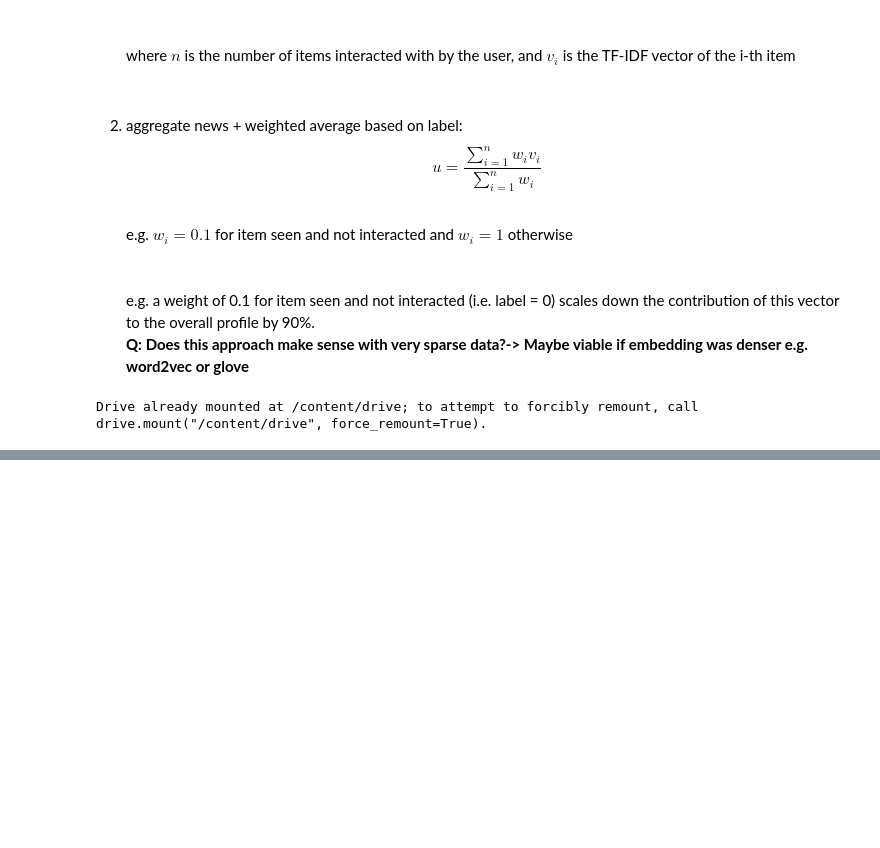
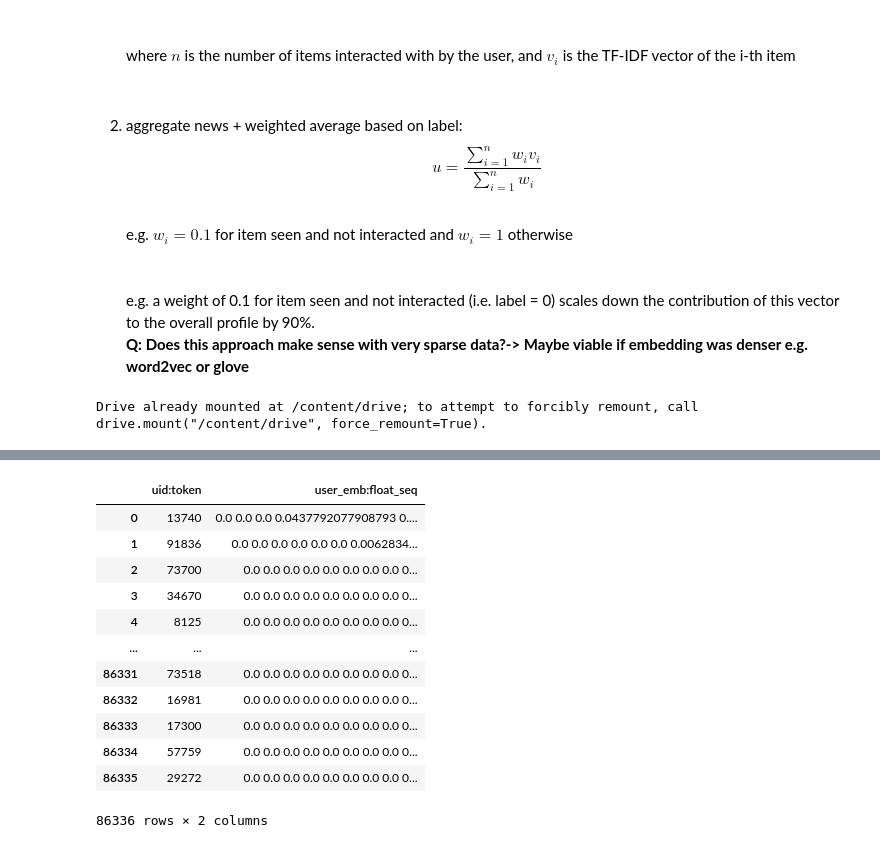
Before and after one commit to BianchiGiulia/practical_work, a Jupyter notebook: tf_idf.ipynb, the cells around one changed output, grey strips where cells are left out. Saved outputs shown, nothing was run; the diff lists cells and outputs as text; code cells hidden in the pictures; blank space fills up the shorter version.

```diff
--- a/tf_idf.ipynb
+++ b/tf_idf.ipynb
@@ -179,0 +179,23 @@ user_embeddings.to_csv('user_embeddings.csv', index=True)
+# %%
+#prepare and save as atomic file
+user_embeddings = user_embeddings.set_index('uid:token')
+user_embeddings['user_emb:float_seq'] = user_embeddings.apply(lambda row: ' '.join(row.astype(str)), axis=1)
+user_embeddings.reset_index(inplace=True)
+user_embeddings = user_embeddings[['uid:token', 'user_emb:float_seq']]
+user_embeddings.to_csv('user_embeddings15.csv', index=False)
+# %%
+user_embeddings
+# %% [output]
+|  | uid:token | user_emb:float_seq |
+| 0 | 13740 | 0.0 0.0 0.0 0.0437792077908793 0.... |
+| 1 | 91836 | 0.0 0.0 0.0 0.0 0.0 0.0 0.0062834... |
+| 2 | 73700 | 0.0 0.0 0.0 0.0 0.0 0.0 0.0 0.0 0... |
+| 3 | 34670 | 0.0 0.0 0.0 0.0 0.0 0.0 0.0 0.0 0... |
+| 4 | 8125 | 0.0 0.0 0.0 0.0 0.0 0.0 0.0 0.0 0... |
+| ... | ... | ... |
+| 86331 | 73518 | 0.0 0.0 0.0 0.0 0.0 0.0 0.0 0.0 0... |
+| 86332 | 16981 | 0.0 0.0 0.0 0.0 0.0 0.0 0.0 0.0 0... |
+| 86333 | 17300 | 0.0 0.0 0.0 0.0 0.0 0.0 0.0 0.0 0... |
+| 86334 | 57759 | 0.0 0.0 0.0 0.0 0.0 0.0 0.0 0.0 0... |
+| 86335 | 29272 | 0.0 0.0 0.0 0.0 0.0 0.0 0.0 0.0 0... |
+86336 rows × 2 columns
```
Also changed, not shown: parts of 3 cells of this notebook.
